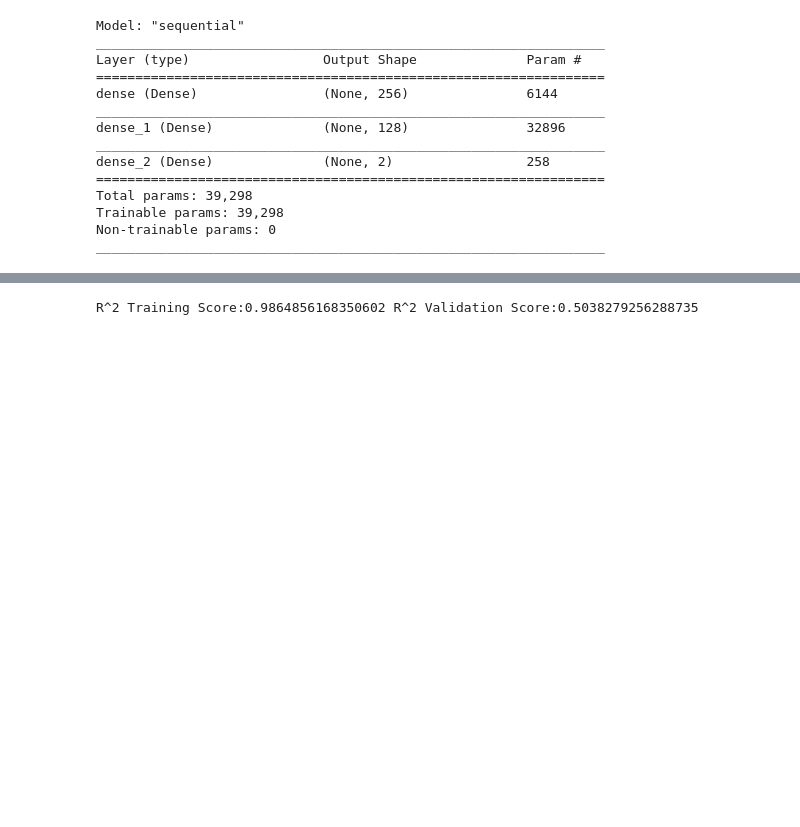
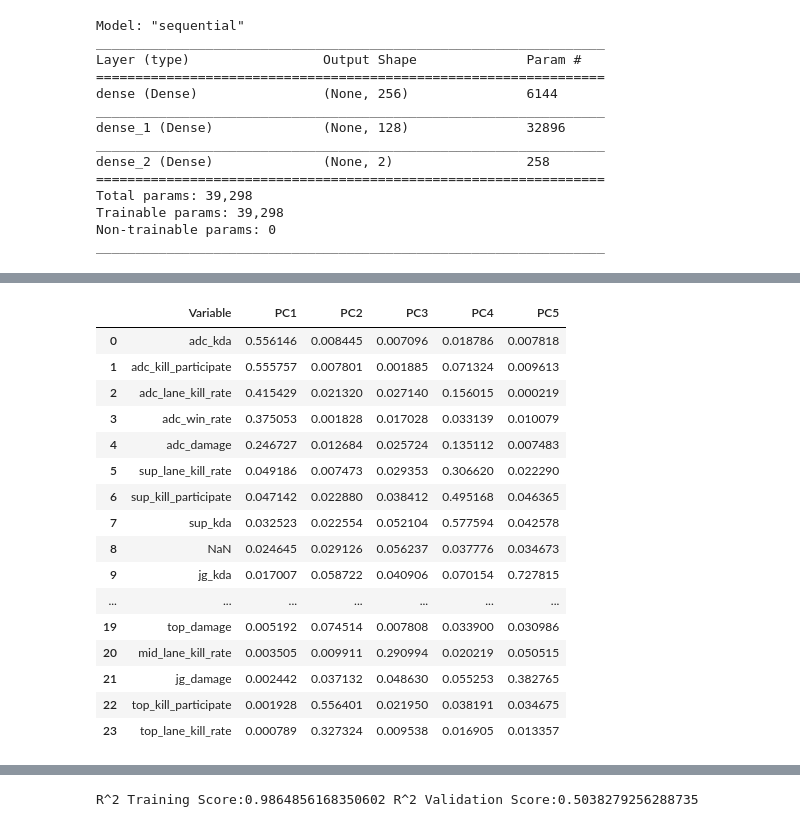
Before and after one commit to jerrylin0505/NCCU_ComputerProgram, a Jupyter notebook: 期末/model1.ipynb, the cells around one changed output, grey strips where cells are left out. Saved outputs shown, nothing was run; the diff lists cells and outputs as text; code cells hidden in the pictures; blank space fills up the shorter version.

```diff
--- a/期末/model1.ipynb
+++ b/期末/model1.ipynb
@@ -118,0 +145,24 @@ Epoch 50/50
+# %%
+pca_result = pd.concat((pd.DataFrame(df.iloc[:, 0:-1].columns, columns = ['Variable']),
+                pd.DataFrame(abs(pca.components_.T), columns = ['PC1','PC2','PC3','PC4','PC5'])),
+                axis = 1).sort_values(by='PC1', ascending = False)
+
+pca_result.reset_index().drop(["index"],axis=1)
+# %% [output]
+|  | Variable | PC1 | PC2 | PC3 | PC4 | PC5 |
+| 0 | adc_kda | 0.556146 | 0.008445 | 0.007096 | 0.018786 | 0.007818 |
+| 1 | adc_kill_participate | 0.555757 | 0.007801 | 0.001885 | 0.071324 | 0.009613 |
+| 2 | adc_lane_kill_rate | 0.415429 | 0.021320 | 0.027140 | 0.156015 | 0.000219 |
+| 3 | adc_win_rate | 0.375053 | 0.001828 | 0.017028 | 0.033139 | 0.010079 |
+| 4 | adc_damage | 0.246727 | 0.012684 | 0.025724 | 0.135112 | 0.007483 |
+| 5 | sup_lane_kill_rate | 0.049186 | 0.007473 | 0.029353 | 0.306620 | 0.022290 |
+| 6 | sup_kill_participate | 0.047142 | 0.022880 | 0.038412 | 0.495168 | 0.046365 |
+| 7 | sup_kda | 0.032523 | 0.022554 | 0.052104 | 0.577594 | 0.042578 |
+| 8 | NaN | 0.024645 | 0.029126 | 0.056237 | 0.037776 | 0.034673 |
+| 9 | jg_kda | 0.017007 | 0.058722 | 0.040906 | 0.070154 | 0.727815 |
+| ... | ... | ... | ... | ... | ... | ... |
+| 19 | top_damage | 0.005192 | 0.074514 | 0.007808 | 0.033900 | 0.030986 |
+| 20 | mid_lane_kill_rate | 0.003505 | 0.009911 | 0.290994 | 0.020219 | 0.050515 |
+| 21 | jg_damage | 0.002442 | 0.037132 | 0.048630 | 0.055253 | 0.382765 |
+| 22 | top_kill_participate | 0.001928 | 0.556401 | 0.021950 | 0.038191 | 0.034675 |
+| 23 | top_lane_kill_rate | 0.000789 | 0.327324 | 0.009538 | 0.016905 | 0.013357 |
```
Also changed, not shown: parts of 19 cells of this notebook, 10 other files.
